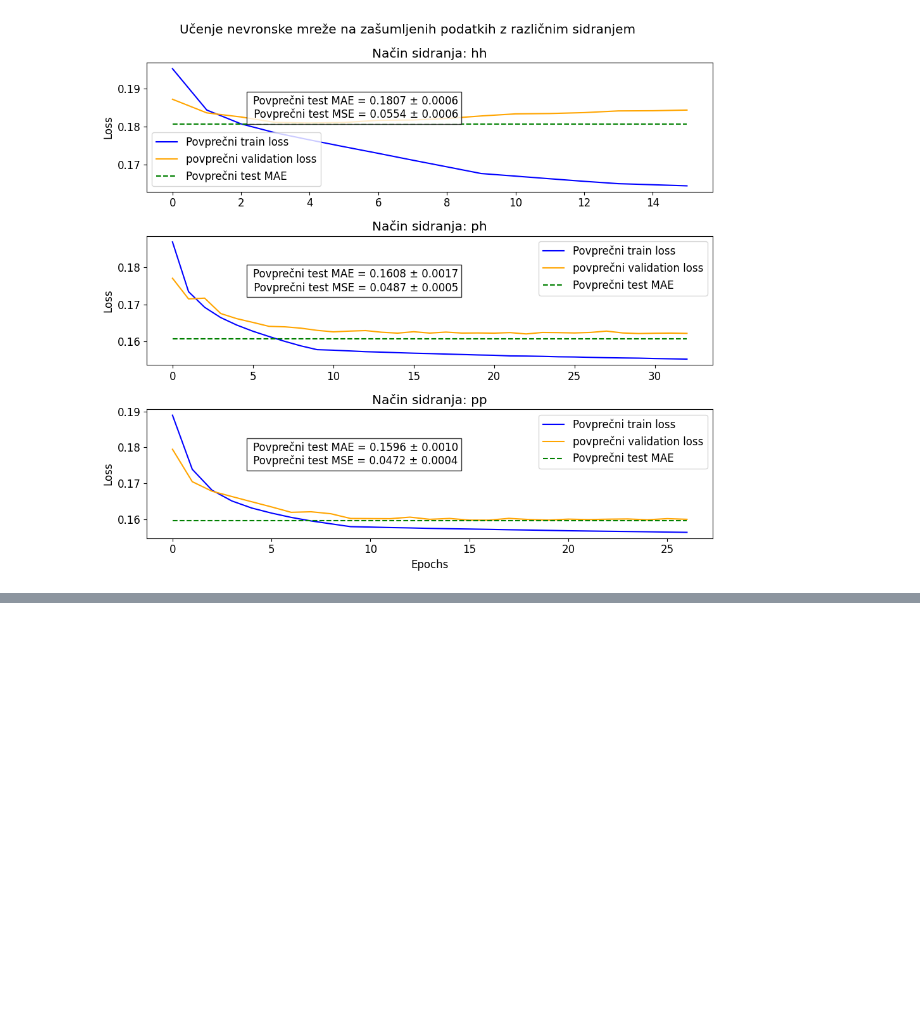
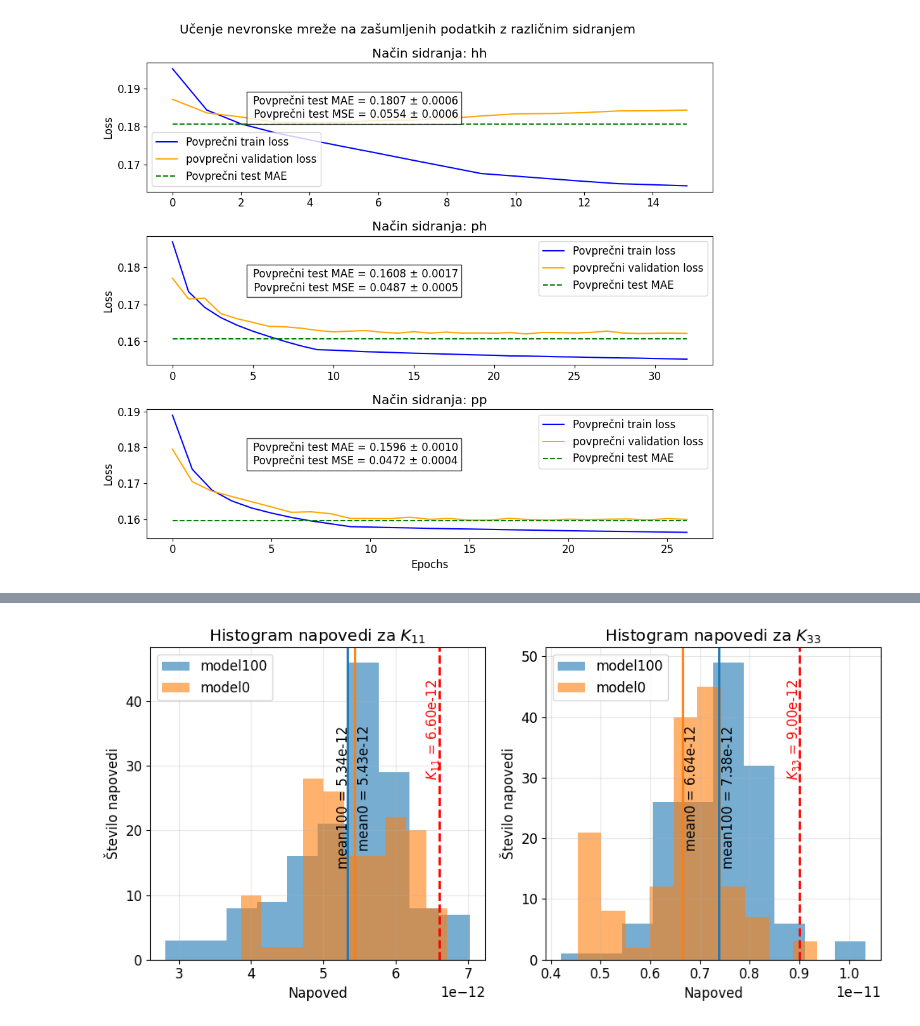
Before and after one commit to tadejkooo/PSUF, a Jupyter notebook: PSUF3/python/main2.ipynb, the cells around one changed output, grey strips where cells are left out. Saved outputs shown, nothing was run; the diff lists cells and outputs as text; code cells hidden in the pictures; blank space fills up the shorter version.

```diff
--- a/PSUF3/python/main2.ipynb
+++ b/PSUF3/python/main2.ipynb
@@ -432,0 +719,81 @@ plt.show()
+# %%
+# === Podatki ===
+Kmax = 20e-12
+K11 = 6.6e-12
+K33 = 9.0e-12
+
+# Napovedi (model100_1 in model0_1)
+# === Združimo modele (150 × 2) ===
+pred100 = np.vstack([
+    x_predict100_1,
+    x_predict100_2,
+    x_predict100_3,
+    x_predict100_4,
+    x_predict100_5,
+])
+
+pred0 = np.vstack([
+    x_predict0_1,
+    x_predict0_2,
+    x_predict0_3,
+    x_predict0_4,
+    x_predict0_5,
+])
+
+# === Plot ===
+fig, axes = plt.subplots(1, 2, figsize=(10, 5))
+
+labels = [r"$K_{11}$", r"$K_{33}$"]
+true_vals = [K11, K33]
+
+colors = {
+    "100": "tab:blue",
+    "0":   "tab:orange"
+}
+
+for i, ax in enumerate(axes):
+
+    # Histogrami modelov
+    ax.hist(pred100[:, i], bins=10, alpha=0.6, label="model100",
+            density=False, color=colors["100"])
+    ax.hist(pred0[:, i], bins=10, alpha=0.6, label="model0",
+            density=False, color=colors["0"])
+
+    # === Povprečja porazdelitev ===
+    mean100 = np.mean(pred100[:, i])
+    mean0   = np.mean(pred0[:, i])
+
+    ax.axvline(mean100, color=colors["100"], linestyle="-", linewidth=2)
+    if i == 0:
+        ax.text(mean100*0.97, ax.get_ylim()[1]*0.75,
+                f"mean100 = {mean100:.2e}",
+                rotation=90, verticalalignment='top',
+                color='black')
+    else:
+        ax.text(mean100*1.006, ax.get_ylim()[1]*0.75,
+                f"mean100 = {mean100:.2e}",
+                rotation=90, verticalalignment='top',
+                color='black')
+    ax.axvline(mean0, color=colors["0"], linestyle="-", linewidth=2)
+    ax.text(mean0*1.005, ax.get_ylim()[1]*0.75,
+            f"mean0 = {mean0:.2e}",
+            rotation=90, verticalalignment='top',
+            color='black')
+
+    # === Resnična vrednost ===
+    ax.axvline(true_vals[i], color="red", linestyle="--", linewidth=2)
+    ax.text(0.97*true_vals[i], ax.get_ylim()[1]*0.9,
+            f"{labels[i]} = {true_vals[i]:.2e}",
+            rotation=90, verticalalignment='top', color="red")
+
+    # Naslov & osi
+    ax.set_title(f"Histogram napovedi za {labels[i]}")
+    ax.set_xlabel("Napoved")
+    ax.set_ylabel("Število napovedi")
+    ax.grid(alpha=0.3)
+    ax.legend()
+
+plt.tight_layout()
+plt.show()
+# %% [output]
+[figure, added]
```
Also changed, not shown: parts of 14 cells of this notebook, 12 other files.
